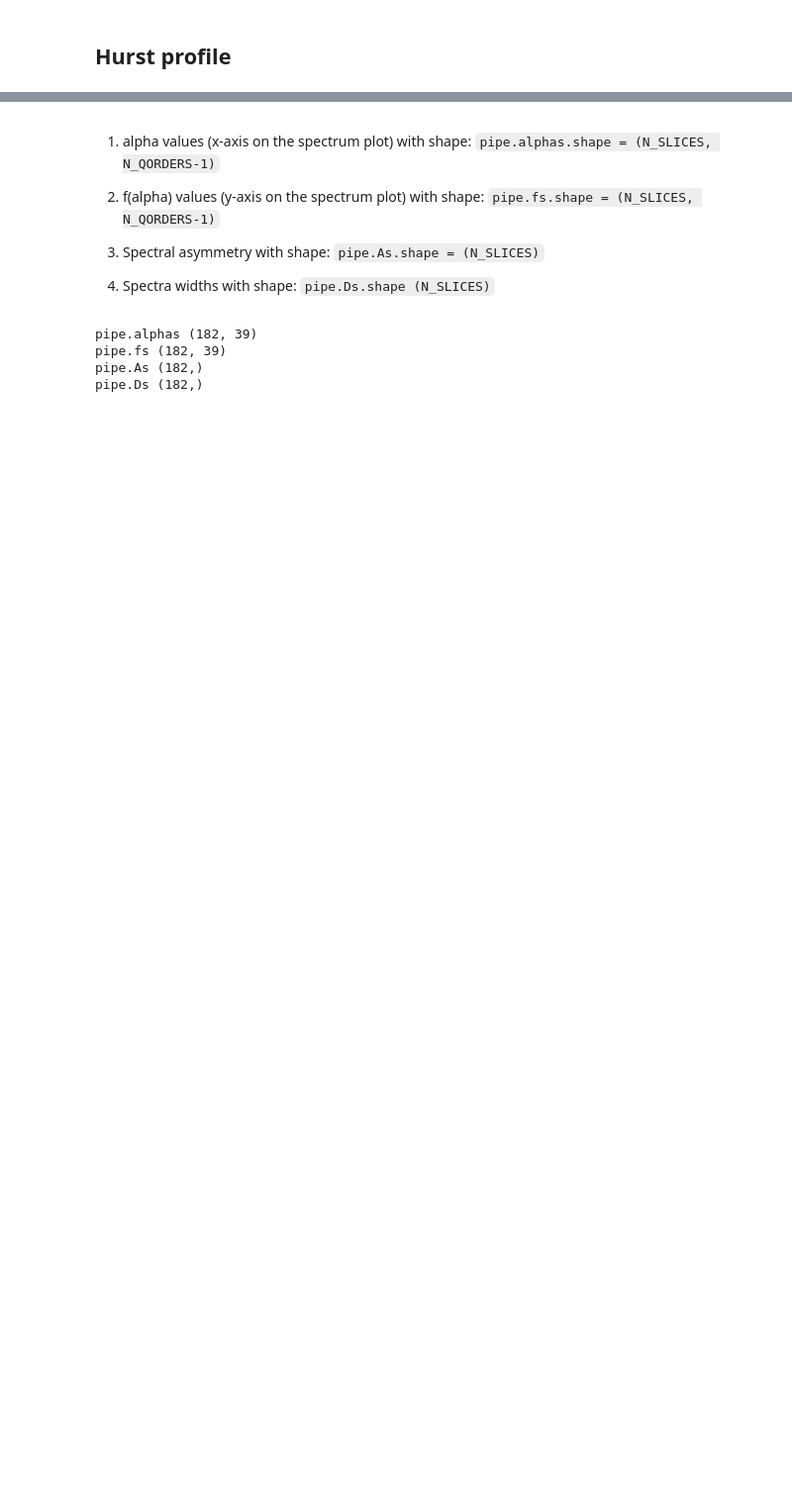
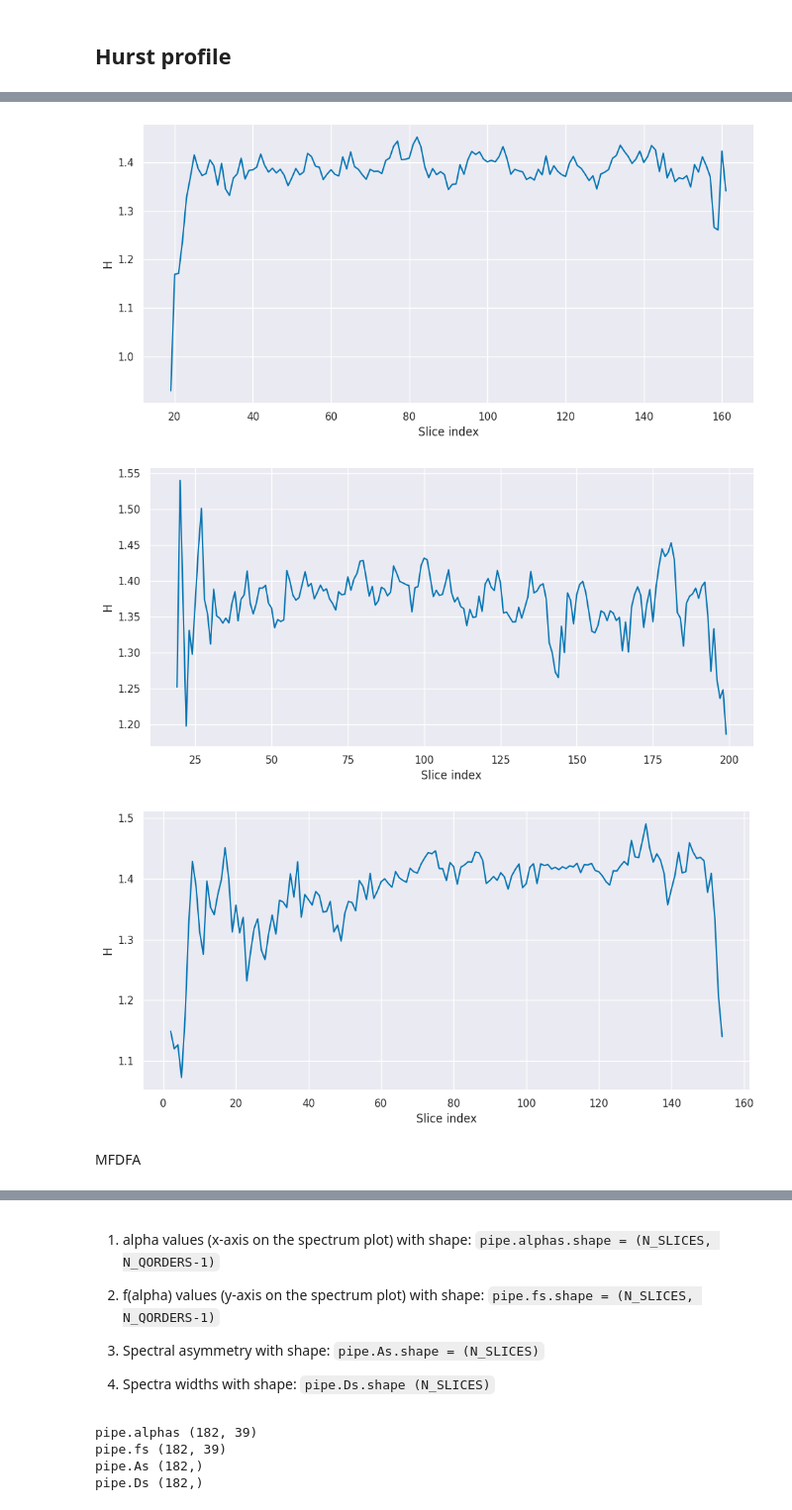
Before and after one commit to Mark-Kac-Center/MFSCA, a Jupyter notebook: Workshop.ipynb, the cells around one changed output, grey strips where cells are left out. Shown at 99% size. Drawn from its saved outputs; the diff is of its cells as text; code cells hidden in the pictures; blank space fills up the shorter version.

```diff
--- a/Workshop.ipynb
+++ b/Workshop.ipynb
@@ -409,0 +606,42 @@ LinAlgError: SVD did not converge in Linear Least Squares
+# %%
+import pandas as pd
+import seaborn as sns
+import matplotlib.pyplot as plt
+
+# Set seaborn style and colorblind palette
+sns.set_theme(palette="colorblind")
+# %%
+# Build DataFrame with one profile repeated for each axis
+axes = ['x', 'y', 'z']
+profiles = []
+for axis in axes:
+    pipe.run(scan_file = data_files[0], slice_axis = axis)
+    hurst_profile = pipe.get_result()
+    for i, val in enumerate(hurst_profile):
+        profiles.append({
+            "slice_ix": i,
+            "hurst_value": val,
+            "axis": axis
+        })
+
+data_df = pd.DataFrame(profiles)
+
+
+# Create separate lineplots for each axis
+for axis in axes:
+    g = sns.relplot(
+        data=data_df[data_df["axis"] == axis],
+        x="slice_ix",
+        y="hurst_value",
+        kind="line",
+        aspect=2
+    )
+    g.set_axis_labels("Slice index", "H")
+    g.set_titles(f"Hurst profile along {axis.upper()} axis")
+    plt.show()
+# %% [output]
+[figure, added]
+[figure, added]
+[figure, added]
+# %% [markdown]
+MFDFA
```
Also changed, not shown: parts of 41 cells of this notebook.
